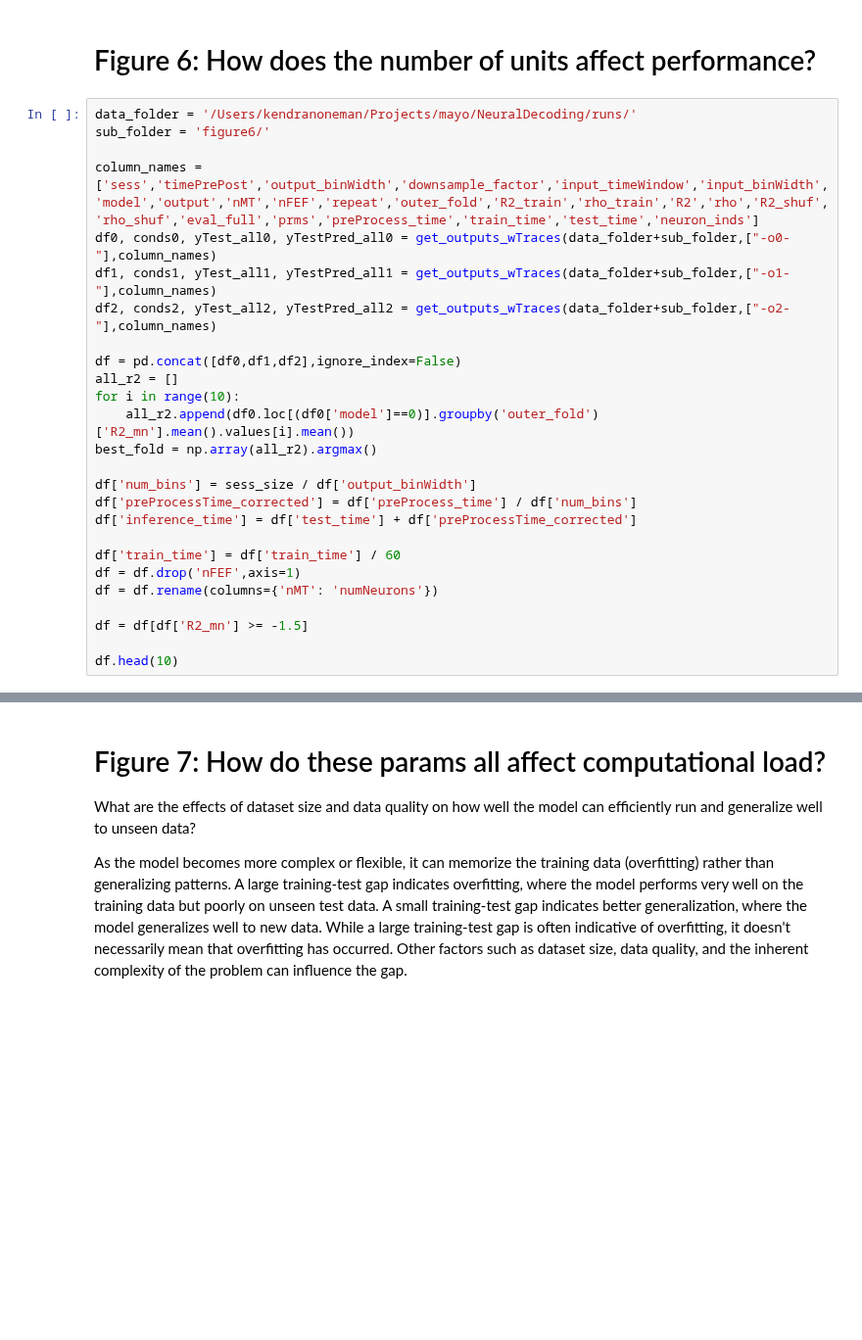
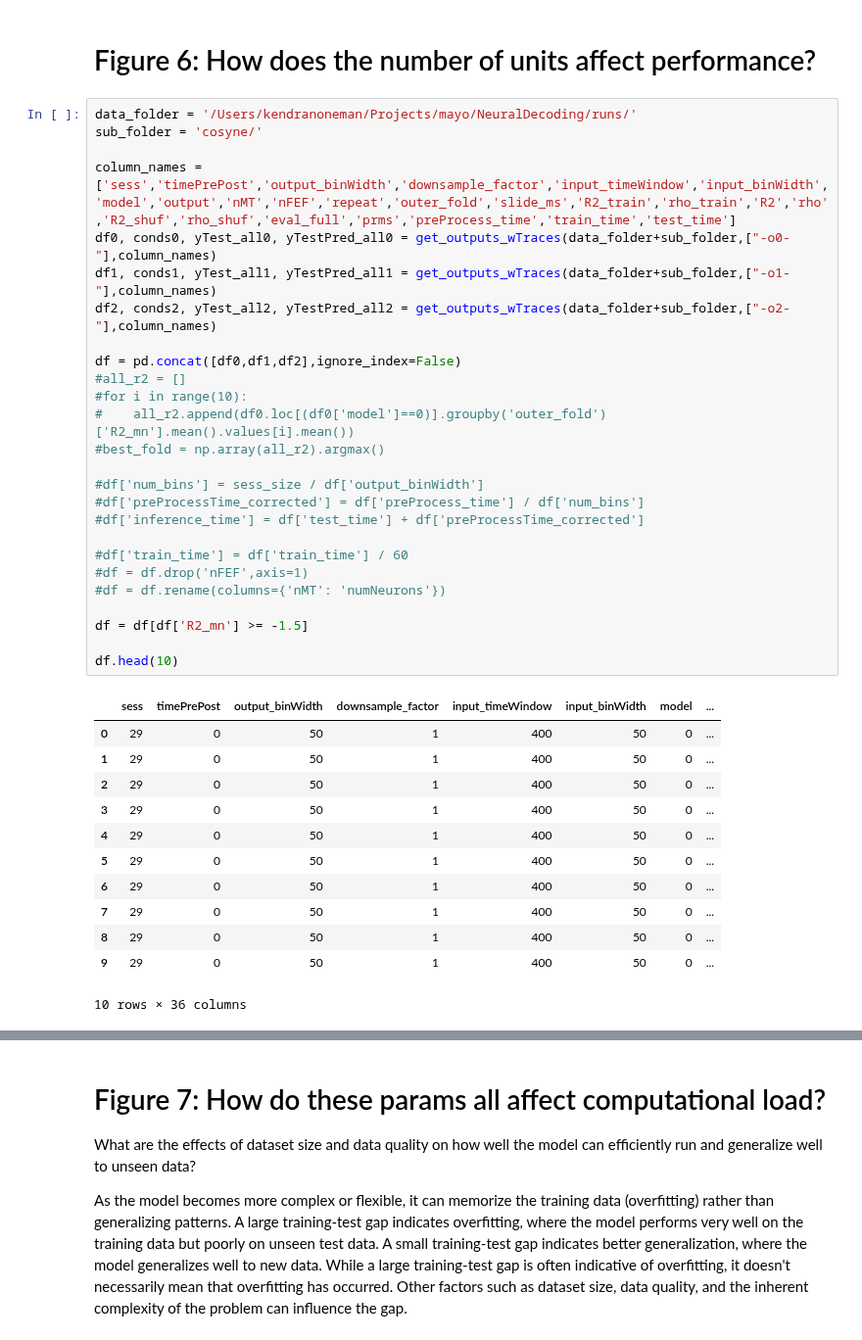
Before and after one commit to mayolabvision/NeuralDecoding, a Jupyter notebook: analyses/COSYNE_Plots.ipynb, the cells around one changed output, grey strips where cells are left out. Shown at 98% size. Cells and saved outputs as stored; diff of their text form; blank space fills up the shorter version.

```diff
--- a/analyses/COSYNE_Plots.ipynb
+++ b/analyses/COSYNE_Plots.ipynb
@@ -791,30 +791,43 @@ fig.savefig(fig_folder+'/r2htmp_inBinWidth-posVelAcc.png', dpi=600, bbox_inches=
 # Figure 6: How does the number of units affect performance?
 # %%
 data_folder = '/Users/kendranoneman/Projects/mayo/NeuralDecoding/runs/'
-sub_folder = 'figure6/'
+sub_folder = 'cosyne/'
 
-column_names = ['sess','timePrePost','output_binWidth','downsample_factor','input_timeWindow','input_binWidth','model','output','nMT','nFEF','repeat','outer_fold','R2_train','rho_train','R2','rho','R2_shuf','rho_shuf','eval_full','prms','preProcess_time','train_time','test_time','neuron_inds']
+column_names = ['sess','timePrePost','output_binWidth','downsample_factor','input_timeWindow','input_binWidth','model','output','nMT','nFEF','repeat','outer_fold','slide_ms','R2_train','rho_train','R2','rho','R2_shuf','rho_shuf','eval_full','prms','preProcess_time','train_time','test_time']
 df0, conds0, yTest_all0, yTestPred_all0 = get_outputs_wTraces(data_folder+sub_folder,["-o0-"],column_names)
 df1, conds1, yTest_all1, yTestPred_all1 = get_outputs_wTraces(data_folder+sub_folder,["-o1-"],column_names)
 df2, conds2, yTest_all2, yTestPred_all2 = get_outputs_wTraces(data_folder+sub_folder,["-o2-"],column_names)
 
 df = pd.concat([df0,df1,df2],ignore_index=False)
-all_r2 = []
-for i in range(10):
-    all_r2.append(df0.loc[(df0['model']==0)].groupby('outer_fold')['R2_mn'].mean().values[i].mean())
-best_fold = np.array(all_r2).argmax()
+#all_r2 = []
+#for i in range(10):
+#    all_r2.append(df0.loc[(df0['model']==0)].groupby('outer_fold')['R2_mn'].mean().values[i].mean())
+#best_fold = np.array(all_r2).argmax()
 
-df['num_bins'] = sess_size / df['output_binWidth']
-df['preProcessTime_corrected'] = df['preProcess_time'] / df['num_bins']
-df['inference_time'] = df['test_time'] + df['preProcessTime_corrected']
+#df['num_bins'] = sess_size / df['output_binWidth']
+#df['preProcessTime_corrected'] = df['preProcess_time'] / df['num_bins']
+#df['inference_time'] = df['test_time'] + df['preProcessTime_corrected']
 
-df['train_time'] = df['train_time'] / 60
-df = df.drop('nFEF',axis=1)
-df = df.rename(columns={'nMT': 'numNeurons'})
+#df['train_time'] = df['train_time'] / 60
+#df = df.drop('nFEF',axis=1)
+#df = df.rename(columns={'nMT': 'numNeurons'})
 
 df = df[df['R2_mn'] >= -1.5]
 
 df.head(10)
+# %% [output]
+|  | sess | timePrePost | output_binWidth | downsample_factor | input_timeWindow | input_binWidth | model | ... |
+| 0 | 29 | 0 | 50 | 1 | 400 | 50 | 0 | ... |
+| 1 | 29 | 0 | 50 | 1 | 400 | 50 | 0 | ... |
+| 2 | 29 | 0 | 50 | 1 | 400 | 50 | 0 | ... |
+| 3 | 29 | 0 | 50 | 1 | 400 | 50 | 0 | ... |
+| 4 | 29 | 0 | 50 | 1 | 400 | 50 | 0 | ... |
+| 5 | 29 | 0 | 50 | 1 | 400 | 50 | 0 | ... |
+| 6 | 29 | 0 | 50 | 1 | 400 | 50 | 0 | ... |
+| 7 | 29 | 0 | 50 | 1 | 400 | 50 | 0 | ... |
+| 8 | 29 | 0 | 50 | 1 | 400 | 50 | 0 | ... |
+| 9 | 29 | 0 | 50 | 1 | 400 | 50 | 0 | ... |
+10 rows × 36 columns
 # %%
 import numpy as np
 import pandas as pd
```
Also changed, not shown: parts of 1 cell of this notebook, 1 other file.
